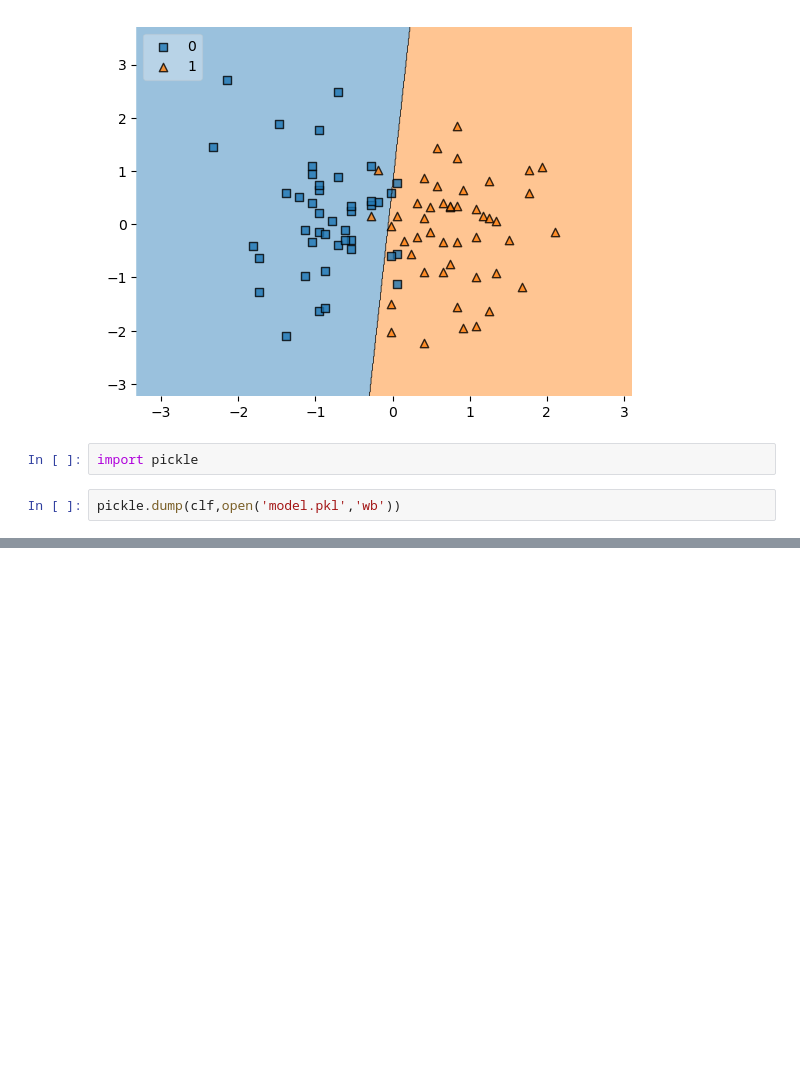
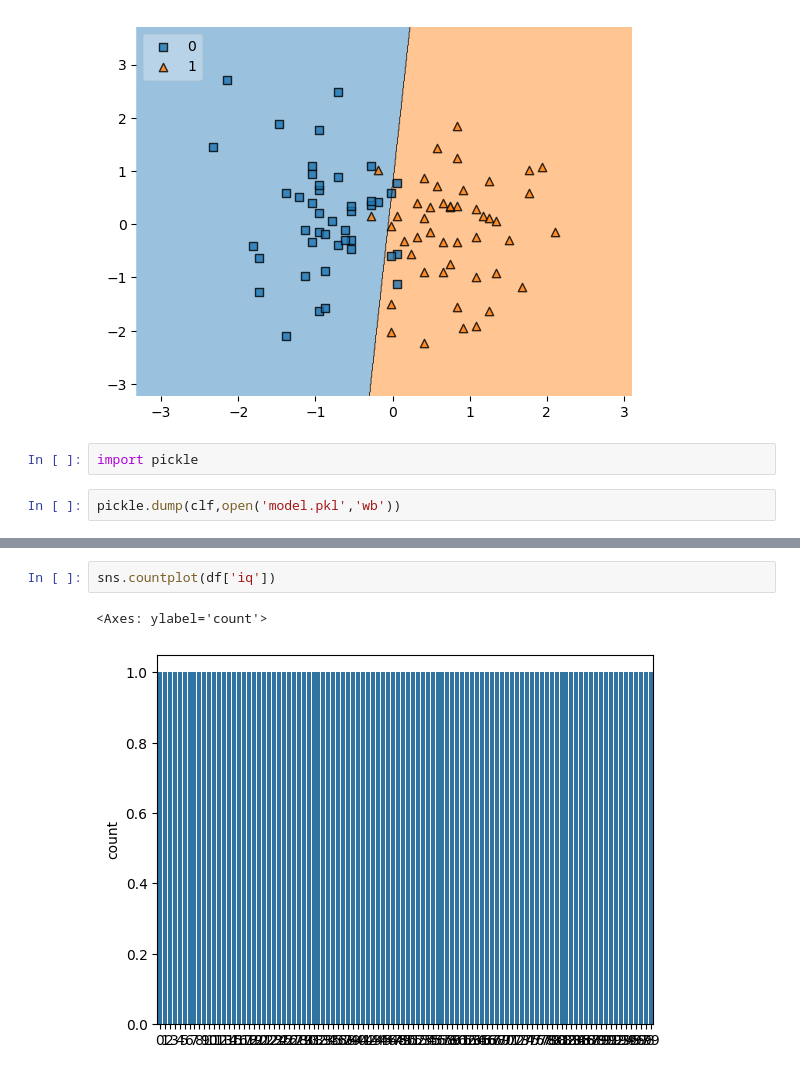
Before and after one commit to cryptic0053/ML-basics, a Jupyter notebook: 100-days-of-ml/Project-1.ipynb, the cells around one changed output, grey strips where cells are left out. Cells and saved outputs as stored; diff of their text form; blank space fills up the shorter version.

```diff
--- a/100-days-of-ml/Project-1.ipynb
+++ b/100-days-of-ml/Project-1.ipynb
@@ -240,0 +310,5 @@ pickle.dump(clf,open('model.pkl','wb'))
+# %%
+sns.countplot(df['iq'])
+# %% [output]
+<Axes: ylabel='count'>
+[figure, added]
```
Also changed, not shown: parts of 7 cells of this notebook, 4 other files.
